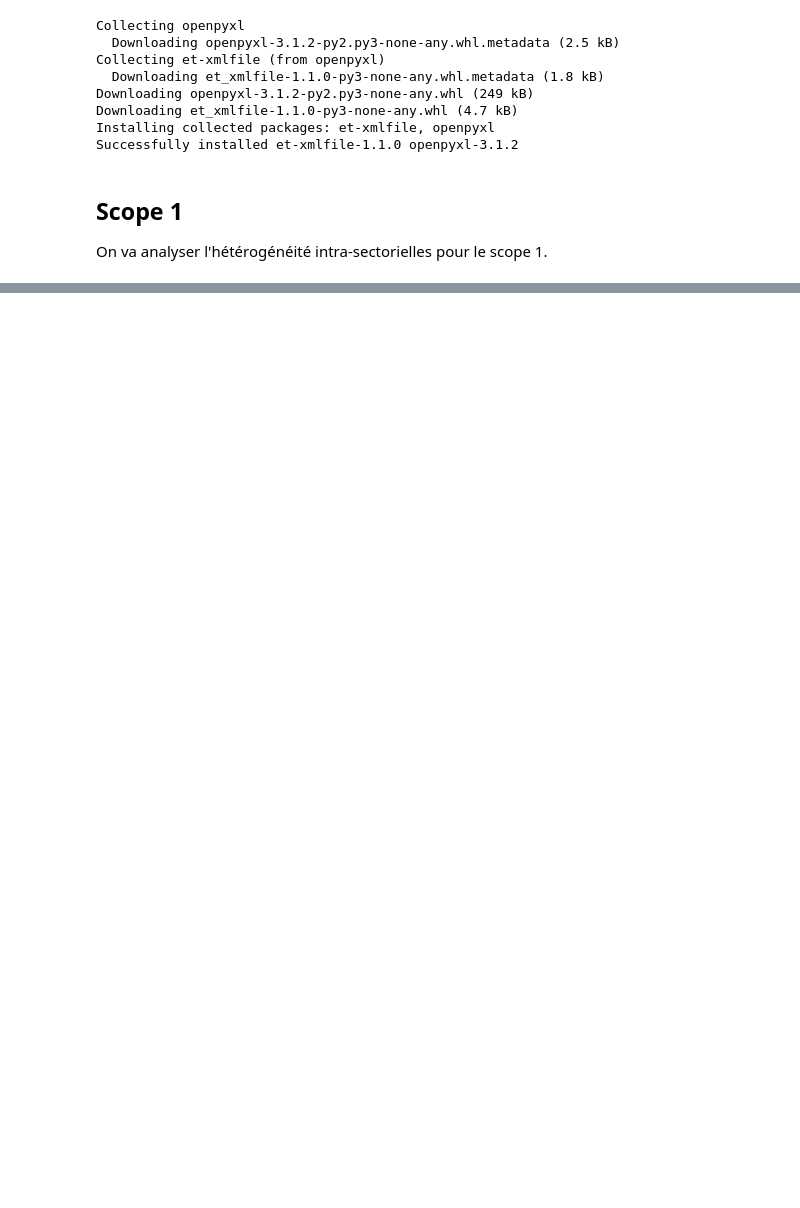
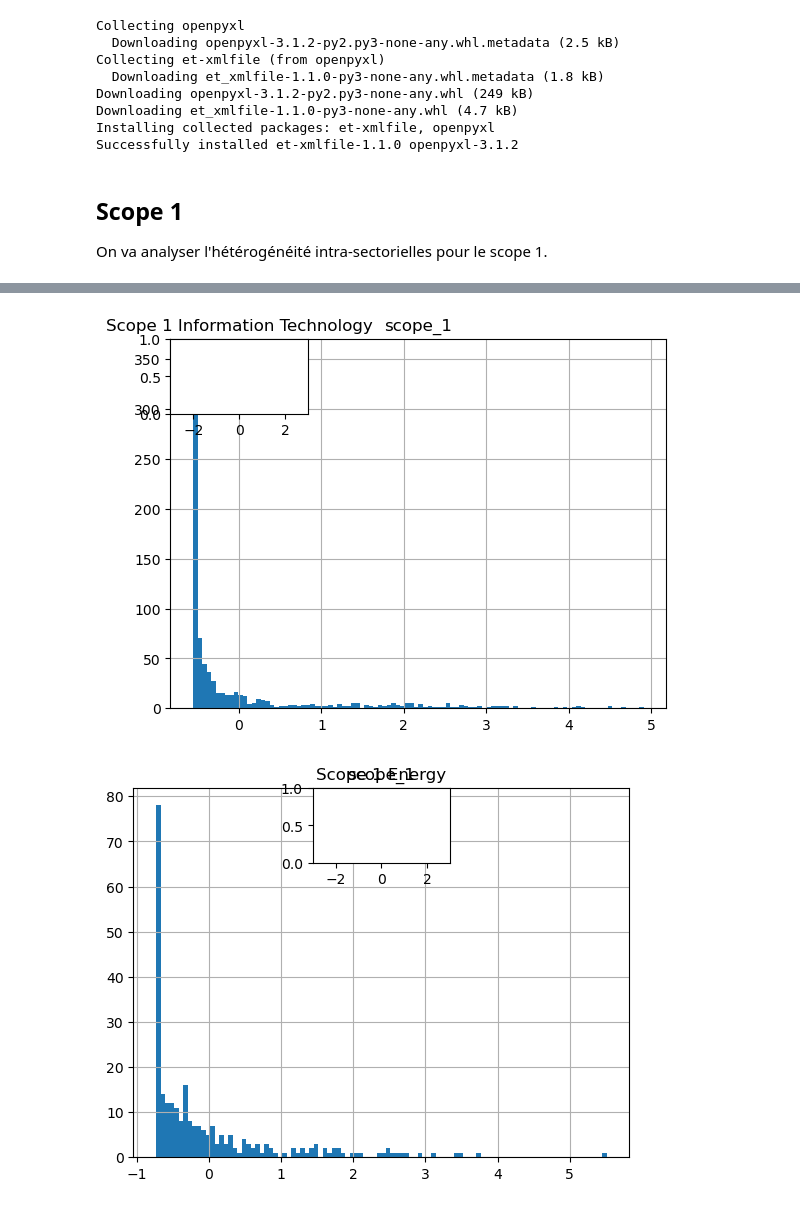
Before and after one commit to pierperri/StatApp, a Jupyter notebook: Analyse sectorielle.ipynb, the cells around one changed output, grey strips where cells are left out. Saved outputs shown, nothing was run; the diff lists cells and outputs as text; code cells hidden in the pictures; blank space fills up the shorter version.

```diff
--- a/Analyse sectorielle.ipynb
+++ b/Analyse sectorielle.ipynb
@@ -49,0 +53,11 @@ visualisation("scope_1", secteurs[0], 1)
+# %%
+i = 1
+for s in secteurs :
+    visualisation("scope_1", s, 1)
+    plt.subplot(4,3,i)
+    plt.title("Scope 1 " + s)
+    plt.xlim([-3, 3])
+    i += 1
+# %% [output]
+[figure, added]
+[figure, added]
```
Also changed, not shown: parts of 3 cells of this notebook.
